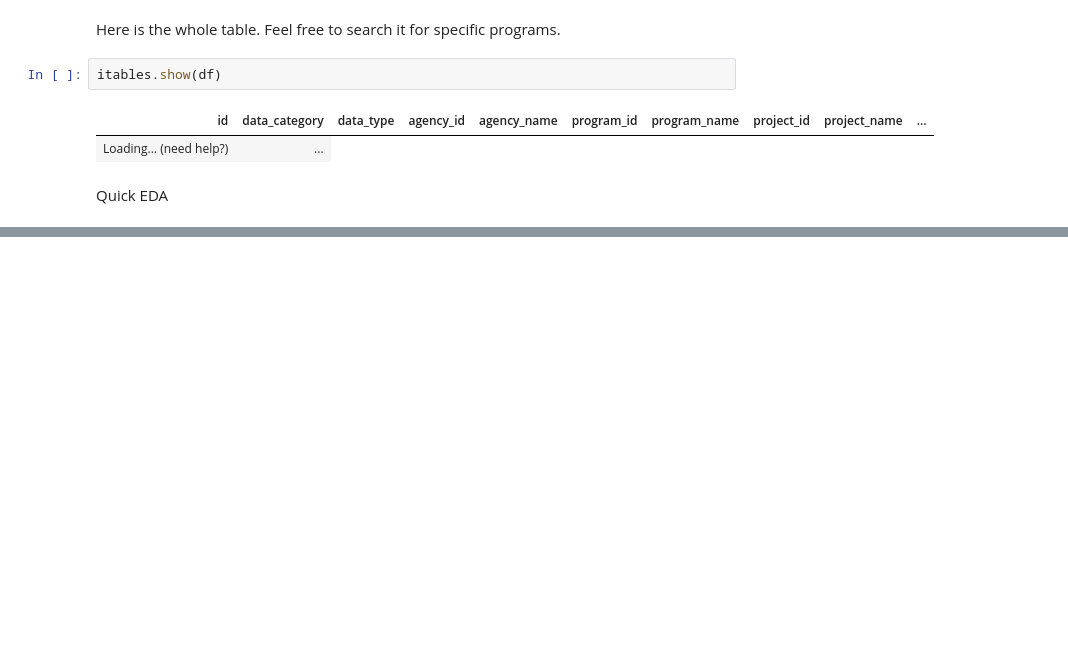
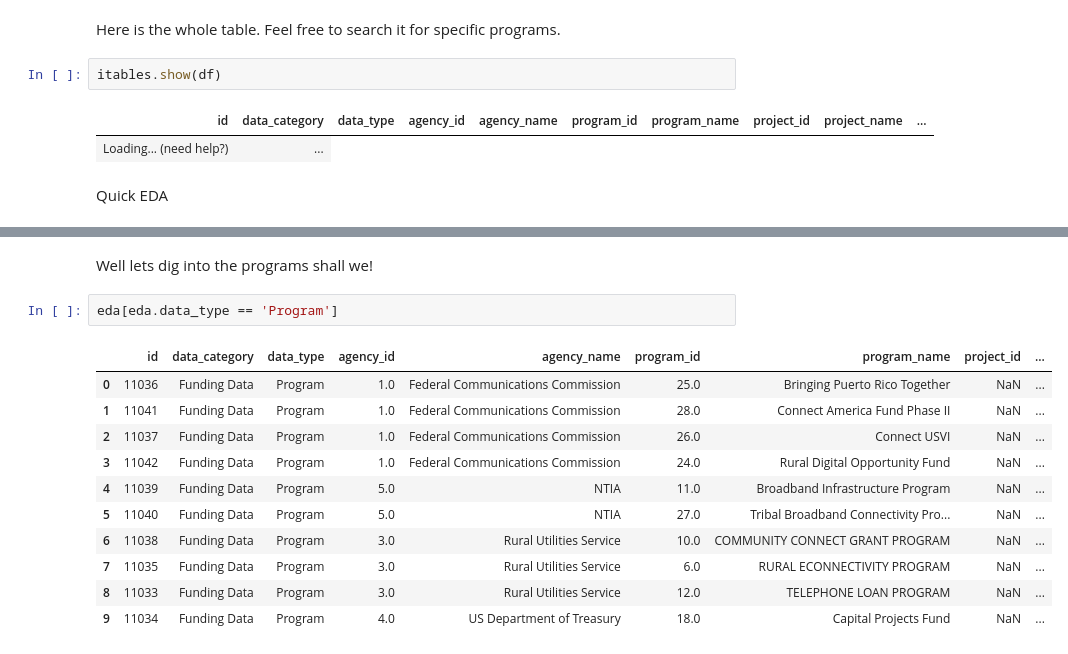
Before and after one commit to bbcommons/bfm-explorer, a Jupyter notebook: 1-QuickStart.ipynb, the cells around one changed output, grey strips where cells are left out. Saved outputs shown, nothing was run; the diff lists cells and outputs as text; blank space fills up the shorter version.

```diff
--- a/1-QuickStart.ipynb
+++ b/1-QuickStart.ipynb
@@ -208,0 +267,16 @@ Pulling out the Unserved-Unfunded data shows us these are the state level files.
+# %% [markdown]
+Well lets dig into the programs shall we!
+# %%
+eda[eda.data_type == 'Program']
+# %% [output]
+|  | id | data_category | data_type | agency_id | agency_name | program_id | program_name | project_id | ... |
+| 0 | 11036 | Funding Data | Program | 1.0 | Federal Communications Commission | 25.0 | Bringing Puerto Rico Together | NaN | ... |
+| 1 | 11041 | Funding Data | Program | 1.0 | Federal Communications Commission | 28.0 | Connect America Fund Phase II | NaN | ... |
+| 2 | 11037 | Funding Data | Program | 1.0 | Federal Communications Commission | 26.0 | Connect USVI | NaN | ... |
+| 3 | 11042 | Funding Data | Program | 1.0 | Federal Communications Commission | 24.0 | Rural Digital Opportunity Fund | NaN | ... |
+| 4 | 11039 | Funding Data | Program | 5.0 | NTIA | 11.0 | Broadband Infrastructure Program | NaN | ... |
+| 5 | 11040 | Funding Data | Program | 5.0 | NTIA | 27.0 | Tribal Broadband Connectivity Pro... | NaN | ... |
+| 6 | 11038 | Funding Data | Program | 3.0 | Rural Utilities Service | 10.0 | COMMUNITY CONNECT GRANT PROGRAM | NaN | ... |
+| 7 | 11035 | Funding Data | Program | 3.0 | Rural Utilities Service | 6.0 | RURAL ECONNECTIVITY PROGRAM | NaN | ... |
+| 8 | 11033 | Funding Data | Program | 3.0 | Rural Utilities Service | 12.0 | TELEPHONE LOAN PROGRAM | NaN | ... |
+| 9 | 11034 | Funding Data | Program | 4.0 | US Department of Treasury | 18.0 | Capital Projects Fund | NaN | ... |
```
Also changed, not shown: parts of 17 cells of this notebook, 1 other file.
